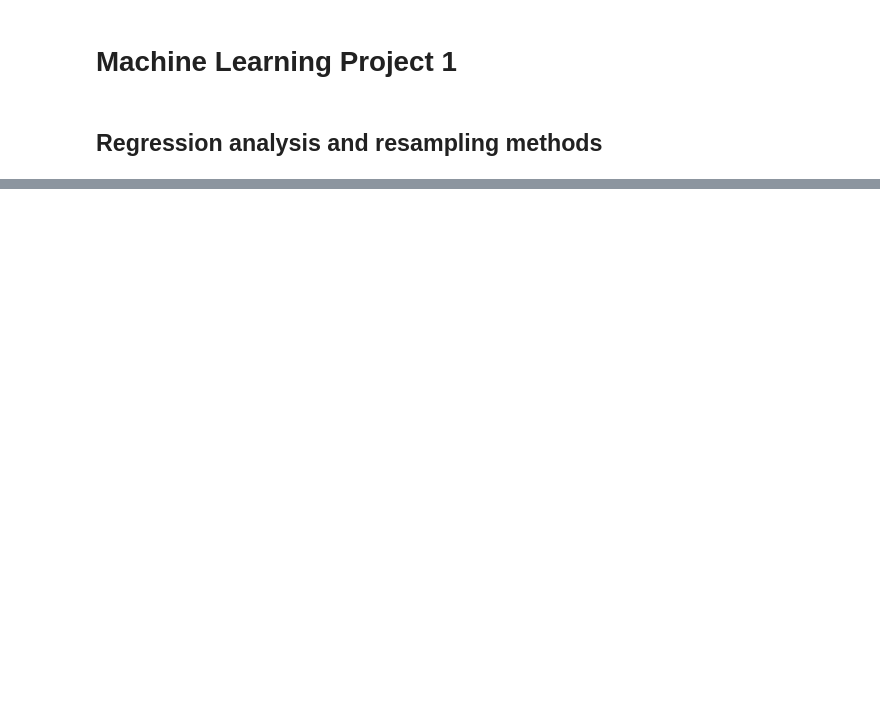
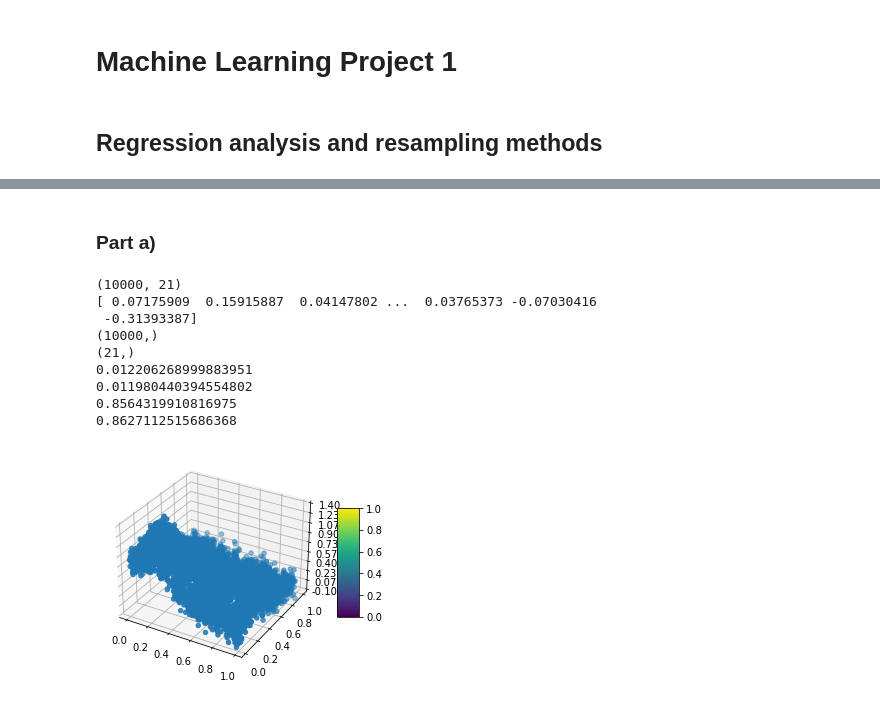
Before and after one commit to engyssimo/MLProjectNucphys, a Jupyter notebook: Project1/Project1.ipynb, the cells around one changed output, grey strips where cells are left out. Drawn from its saved outputs; the diff is of its cells as text; code cells hidden in the pictures; blank space fills up the shorter version.

```diff
--- a/Project1/Project1.ipynb
+++ b/Project1/Project1.ipynb
@@ -790,7 +4,0 @@ for k in range(len(k_folds)):
-# %%
-plt.figure()
-for k in range(len(k_folds)):
-    plt.plot(np.log10(lambd), MSE_test_CRidge[:,k], '.--', label= str(k_folds[k]) + ' folds')
-plt.legend()
-plt.xlabel('log10(lambda)')
-plt.ylabel('MSE')
@@ -1138,0 +67,70 @@ plt.show()
+# %% [markdown]
+### Part a)
+# %%
+n_samples = 100
+
+maxdegree = 5
+
+
+np.random.seed(1)
+x0 = np.random.rand(n_samples)
+np.random.seed(2)
+y0 = np.random.rand(n_samples)
+
+x,y = np.meshgrid(x0,y0)
+# %%
+X = create_X(x,y,maxdegree)
+print(X.shape)
+
+noise = 0.1*np.random.randn(X.shape[0])
+print(noise)
+
+z = FrankeFunction(X[:,1],X[:,2]) + noise
+print(z.shape)
+
+
+X_train, X_test, z_train, z_test = train_test_split(X, z, test_size=0.3)
+
+
+beta_ols = np.linalg.pinv(X_train.T@X_train)@(X_train.T)@z_train
+z_train_tilde_ols = X_train@beta_ols
+z_test_tilde_ols = X_test@beta_ols
+
+mse_train = mean_squared_error(z_train,z_train_tilde_ols)
+mse_test = mean_squared_error(z_test,z_test_tilde_ols)
+
+r2_train = r2_score(z_train,z_train_tilde_ols)
+r2_test = r2_score(z_test,z_test_tilde_ols)
+
+print(mse_test)
+print(mse_train)
+
+print(r2_test)
+print(r2_train)
+
+fig = plt.figure()
+ax = fig.gca(projection='3d')
+
+# Plot the surface.
+surf = ax.scatter3D(X[:,1],X[:,2], z, cmap=cm.coolwarm)
+
+# Customize the z axis.
+ax.set_zlim(-0.10, 1.40)
+ax.zaxis.set_major_locator(LinearLocator(10))
+ax.zaxis.set_major_formatter(FormatStrFormatter('%.02f'))
+
+# Add a color bar which maps values to colors.
+fig.colorbar(surf, shrink=0.5, aspect=5)
+
+plt.show()
+# %% [output]
+(10000, 21)
+[ 0.07175909  0.15915887  0.04147802 ...  0.03765373 -0.07030416
+ -0.31393387]
+(10000,)
+(21,)
+0.012206268999883951
+0.011980440394554802
+0.8564319910816975
+0.8627112515686368
+[figure, added]
```
Also changed, not shown: parts of 92 cells of this notebook.
